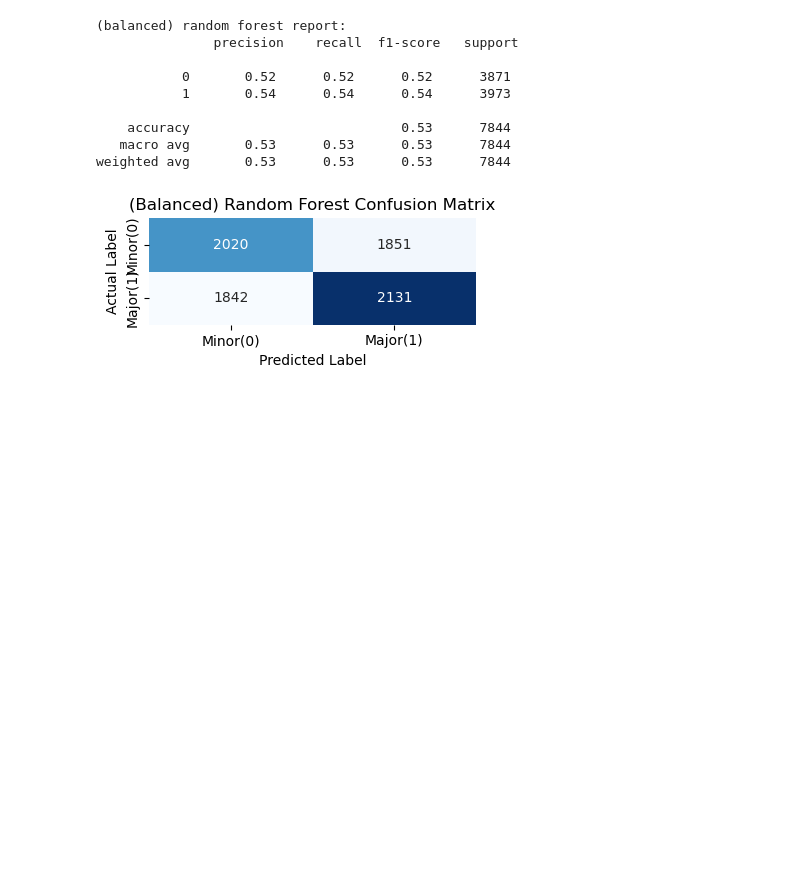
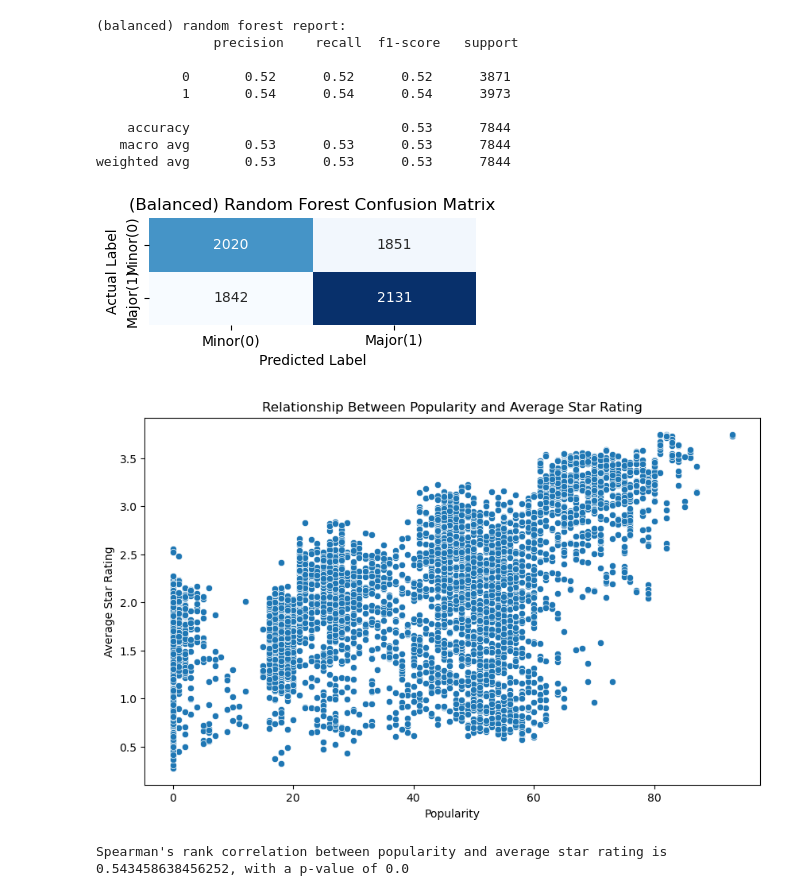
Before and after one commit to Archertakesitez/capstone_project_1001, a Jupyter notebook: joz part.ipynb, the cells around one changed output. Saved outputs shown, nothing was run; the diff lists cells and outputs as text; code cells hidden in the pictures; blank space fills up the shorter version.

```diff
--- a/joz part.ipynb
+++ b/joz part.ipynb
@@ -285,4 +277,24 @@ plt.show()
 weighted avg       0.53      0.53      0.53      7844
 [figure]
 # %%
-# Question 8:
+# Question 9: In recommender systems, the popularity based model is an important baseline. We have a two part question in this regard: a) Is there a relationship between popularity and average star rating for the 5k songs we have explicit feedback for? b) Which 10 songs are in the “greatest hits” (out of the 5k songs), on the basis of the popularity based model?
+# Q9a
+average_ratings = df_ratings.mean(axis=0)
+df_spotify['average_rating'] = np.nan
+df_spotify.loc[:4999, 'average_rating'] = average_ratings.values
+
+plt.figure(figsize=(10, 6))
+sns.scatterplot(x='popularity', y='average_rating', data=df_spotify)
+plt.title('Relationship Between Popularity and Average Star Rating')
+plt.xlabel('Popularity')
+plt.ylabel('Average Star Rating')
+plt.show()
+
+
+# Spearman's rank correlation test
+spearman_corr, spearman_p_value = spearmanr(df_spotify['popularity'][:5000], df_spotify['average_rating'][:5000])
+spearman_corr, spearman_p_value
+print(f"Spearman's rank correlation between popularity and average star rating is {spearman_corr}, with a p-value of {spearman_p_value}")
+# %% [output]
+[figure, added]
+Spearman's rank correlation between popularity and average star rating is 0.543458638456252, with a p-value of 0.0
```
Also changed, not shown: parts of 8 cells of this notebook.
